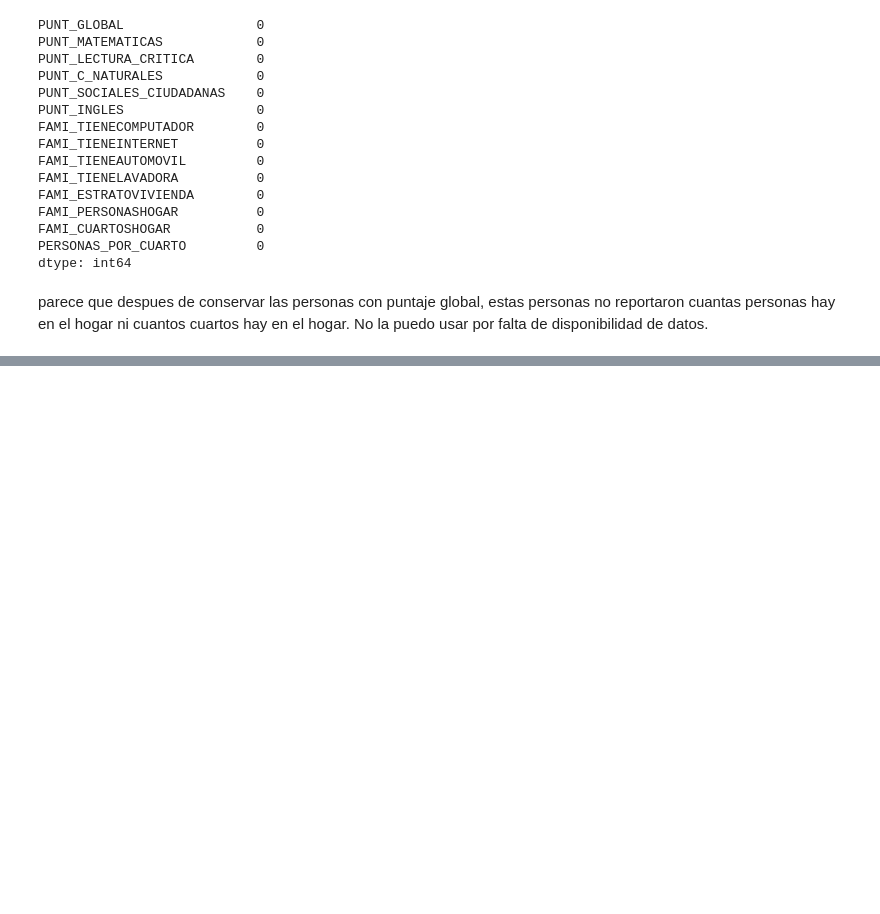
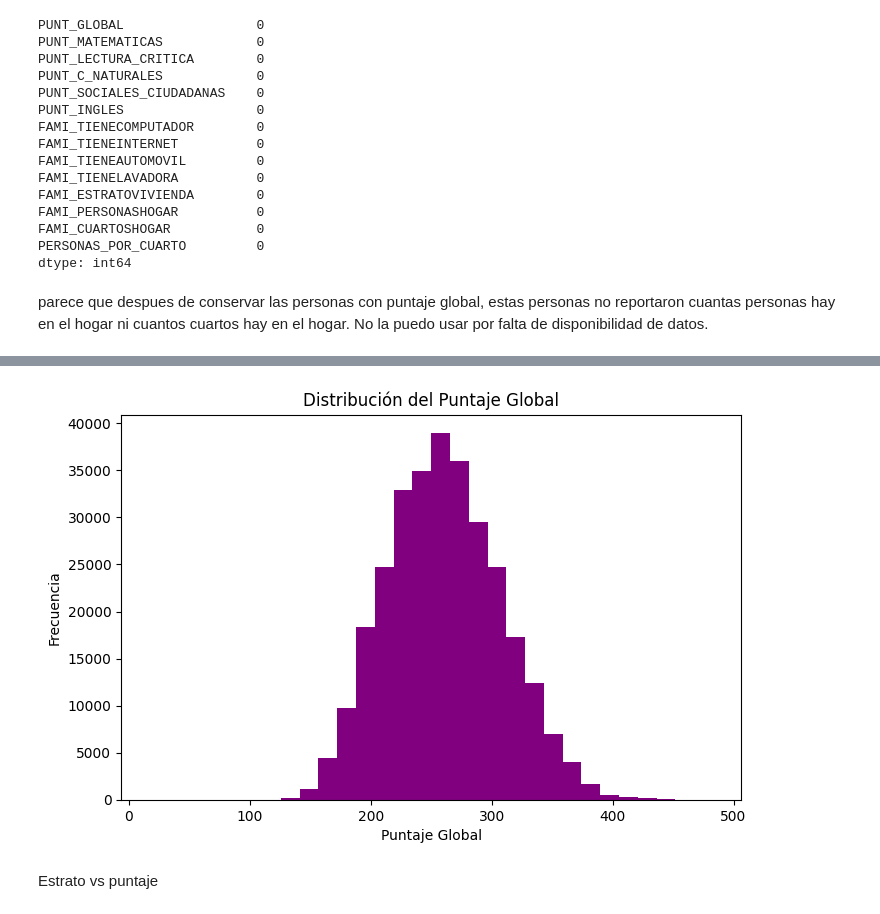
Before and after one commit to isabellagomez2003-sys/Proyecto-1, a Jupyter notebook: pregunta2(Dani).ipynb, the cells around one changed output, grey strips where cells are left out. Cells and saved outputs as stored; diff of their text form; code cells hidden in the pictures; blank space fills up the shorter version.

```diff
--- a/pregunta2(Dani).ipynb
+++ b/pregunta2(Dani).ipynb
@@ -234,0 +268,6 @@ tendremos que trabajar por dataframes para cada medida que queremos trabajar. Se
+# %%
+#quitar los nulos
+df = df.dropna(subset=["PUNT_GLOBAL"])
+
+#estadisticas descriptivas
+df["PUNT_GLOBAL"].describe()
@@ -234,0 +284,14 @@ tendremos que trabajar por dataframes para cada medida que queremos trabajar. Se
+# %%
+#histograma de la distribución del puntaje global
+import matplotlib.pyplot as plt
+
+plt.figure(figsize=(8,5))
+plt.hist(df["PUNT_GLOBAL"], bins=30, color="purple")
+plt.title("Distribución del Puntaje Global")
+plt.xlabel("Puntaje Global")
+plt.ylabel("Frecuencia")
+plt.show()
+# %% [output]
+[figure, added]
+# %% [markdown]
+Estrato vs puntaje
```
Also changed, not shown: parts of 14 cells of this notebook.
